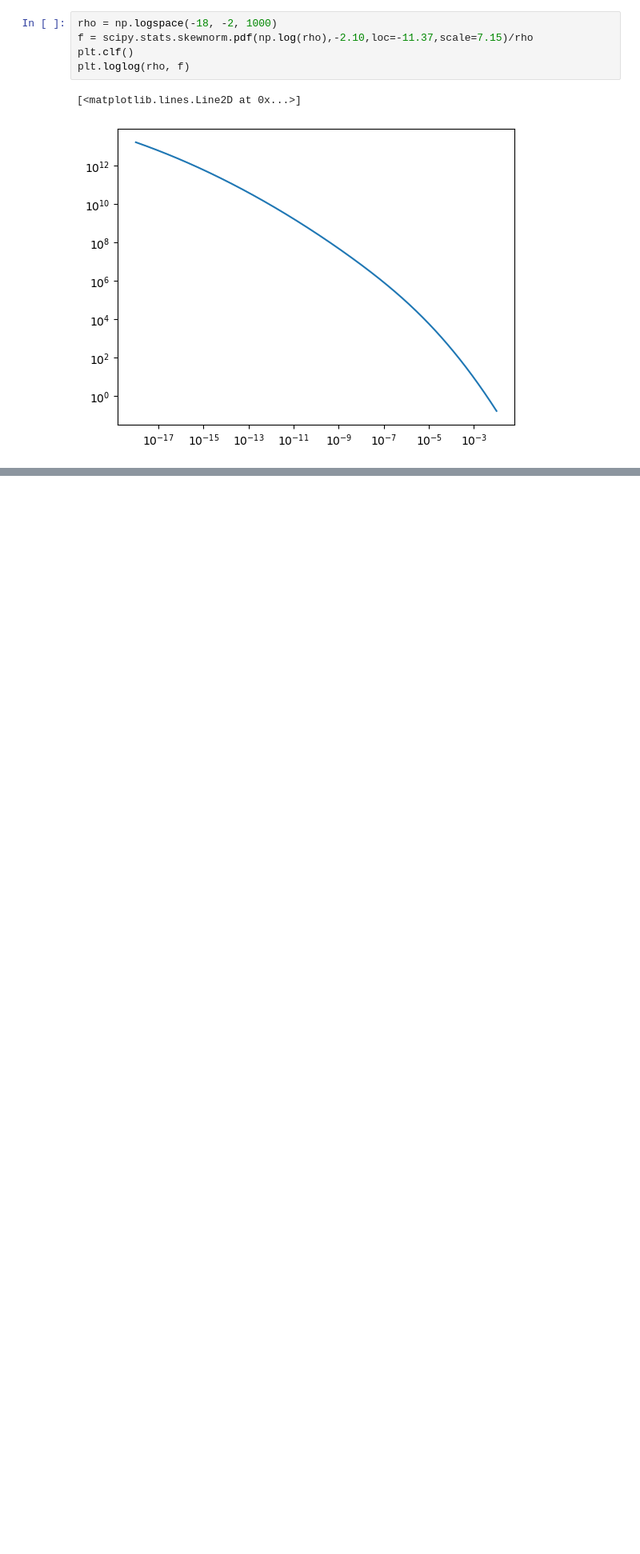
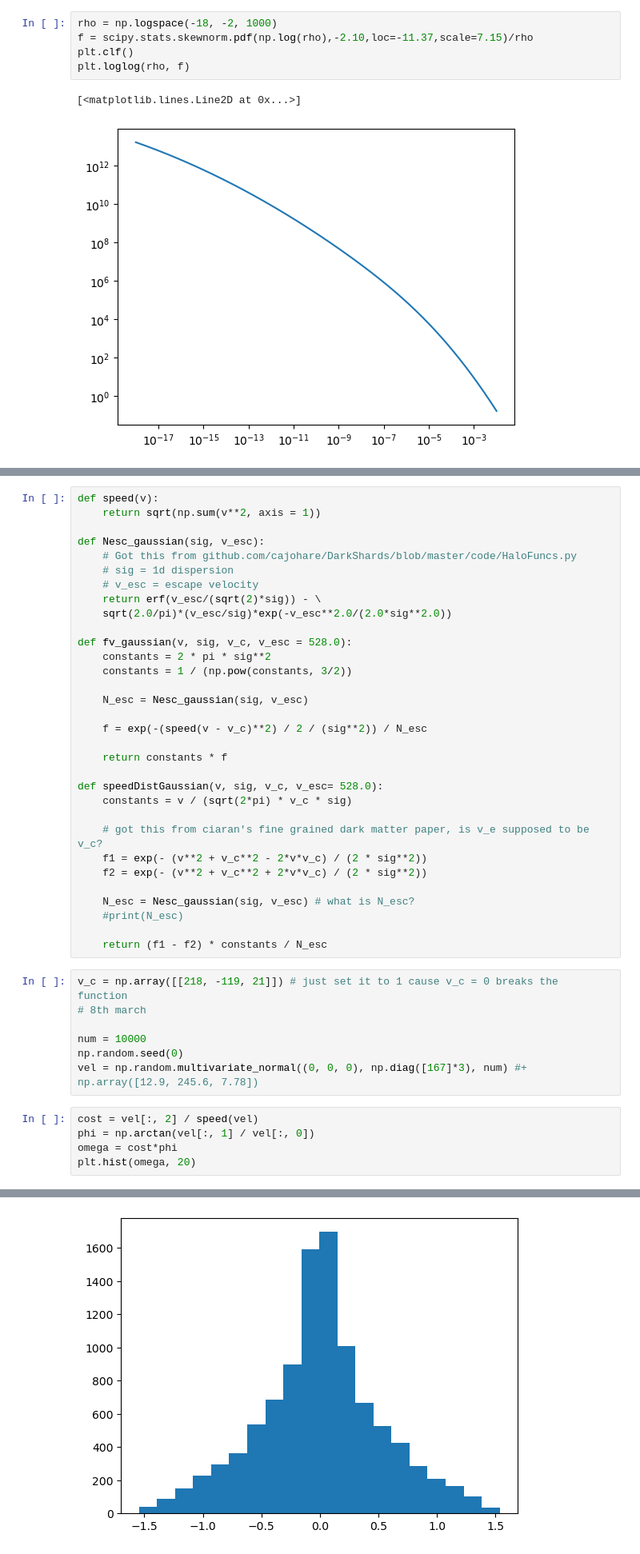
Before and after one commit to shauryagarg145/dark-matter-waves, a Jupyter notebook: modellingstreams.ipynb, the cells around one changed output, grey strips where cells are left out. Shown at 80% size. Cells and saved outputs as stored; diff of their text form; blank space fills up the shorter version.

```diff
--- a/modellingstreams.ipynb
+++ b/modellingstreams.ipynb
@@ -257,0 +252,45 @@ scipy.stats.skewnorm.pdf(np.log(rho),-2.10,loc=-11.37,scale=7.15)/rho, rho
+# %%
+def speed(v):
+    return sqrt(np.sum(v**2, axis = 1))
+
+def Nesc_gaussian(sig, v_esc):
+    # Got this from github.com/cajohare/DarkShards/blob/master/code/HaloFuncs.py
+    # sig = 1d dispersion
+    # v_esc = escape velocity
+    return erf(v_esc/(sqrt(2)*sig)) - \
+    sqrt(2.0/pi)*(v_esc/sig)*exp(-v_esc**2.0/(2.0*sig**2.0))
+
+def fv_gaussian(v, sig, v_c, v_esc = 528.0):
+    constants = 2 * pi * sig**2
+    constants = 1 / (np.pow(constants, 3/2))
+
+    N_esc = Nesc_gaussian(sig, v_esc)
+
+    f = exp(-(speed(v - v_c)**2) / 2 / (sig**2)) / N_esc
+
+    return constants * f
+
+def speedDistGaussian(v, sig, v_c, v_esc= 528.0):
+    constants = v / (sqrt(2*pi) * v_c * sig)
+
+    # got this from ciaran's fine grained dark matter paper, is v_e supposed to be v_c?
+    f1 = exp(- (v**2 + v_c**2 - 2*v*v_c) / (2 * sig**2))
+    f2 = exp(- (v**2 + v_c**2 + 2*v*v_c) / (2 * sig**2))
+
+    N_esc = Nesc_gaussian(sig, v_esc) # what is N_esc?
+    #print(N_esc)
+
+    return (f1 - f2) * constants / N_esc
+# %%
+v_c = np.array([[218, -119, 21]]) # just set it to 1 cause v_c = 0 breaks the function
+# 8th march
+
+num = 10000
+np.random.seed(0)
+vel = np.random.multivariate_normal((0, 0, 0), np.diag([167]*3), num) #+ np.array([12.9, 245.6, 7.78])
+# %%
+cost = vel[:, 2] / speed(vel)
+phi = np.arctan(vel[:, 1] / vel[:, 0])
+omega = cost*phi
+plt.hist(omega, 20)
+# %% [output]
@@ -257,0 +306 @@ scipy.stats.skewnorm.pdf(np.log(rho),-2.10,loc=-11.37,scale=7.15)/rho, rho
+[figure, added]
```
Also changed, not shown: parts of 14 cells of this notebook.
